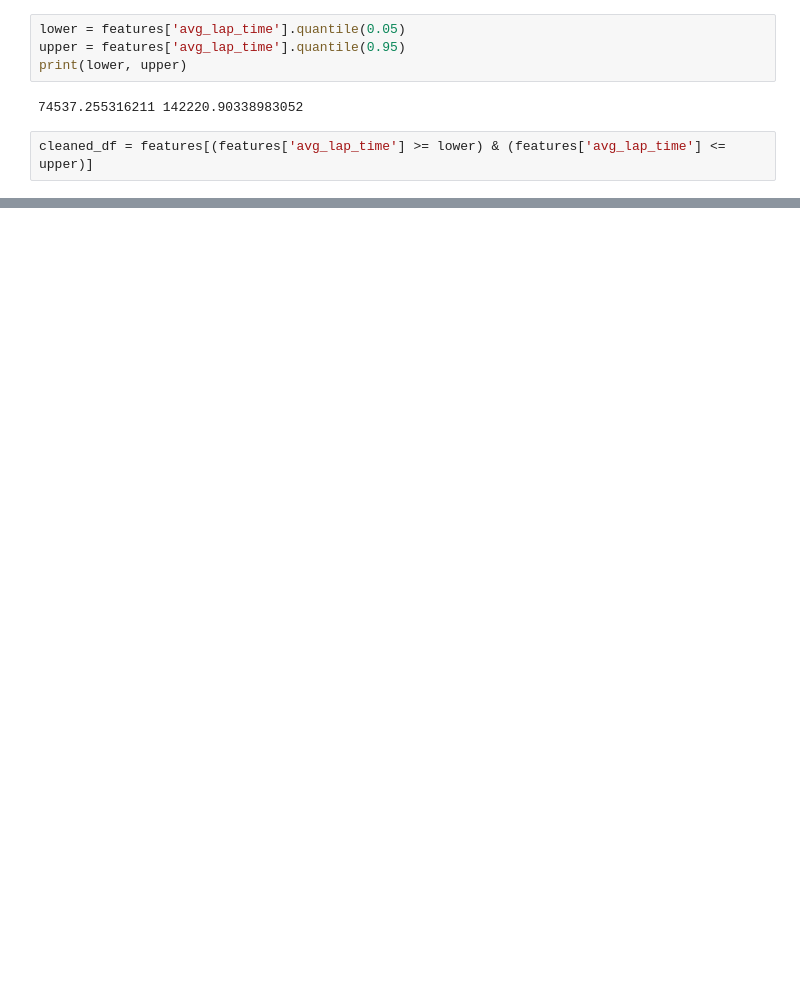
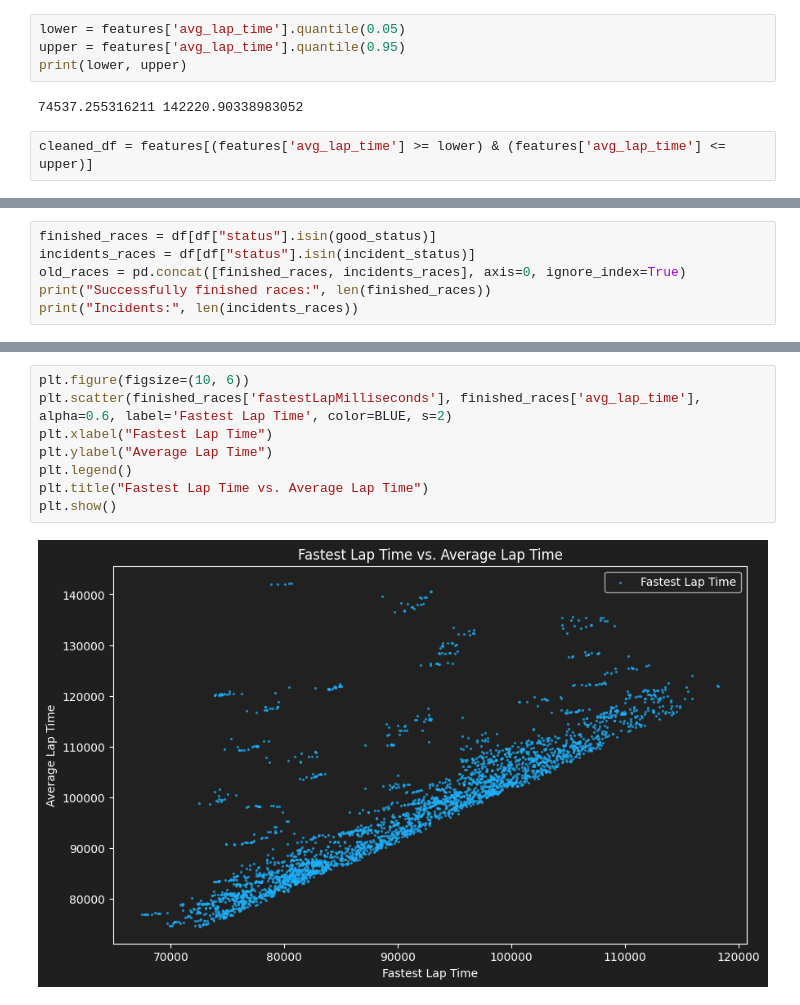
Before and after one commit to mitkonikov/f1, a Jupyter notebook: analysis_h2.ipynb, the cells around one changed output, grey strips where cells are left out. Drawn from its saved outputs; the diff is of its cells as text; blank space fills up the shorter version.

```diff
--- a/analysis_h2.ipynb
+++ b/analysis_h2.ipynb
@@ -521,0 +534,6 @@ display(features)
+# %%
+finished_races = df[df["status"].isin(good_status)]
+incidents_races = df[df["status"].isin(incident_status)]
+old_races = pd.concat([finished_races, incidents_races], axis=0, ignore_index=True)
+print("Successfully finished races:", len(finished_races))
+print("Incidents:", len(incidents_races))
@@ -521,0 +646,10 @@ display(features)
+# %%
+plt.figure(figsize=(10, 6))
+plt.scatter(finished_races['fastestLapMilliseconds'], finished_races['avg_lap_time'], alpha=0.6, label='Fastest Lap Time', color=BLUE, s=2)
+plt.xlabel("Fastest Lap Time")
+plt.ylabel("Average Lap Time")
+plt.legend()
+plt.title("Fastest Lap Time vs. Average Lap Time")
+plt.show()
+# %% [output]
+[figure, added]
```
Also changed, not shown: parts of 63 cells of this notebook, 1 other file.
